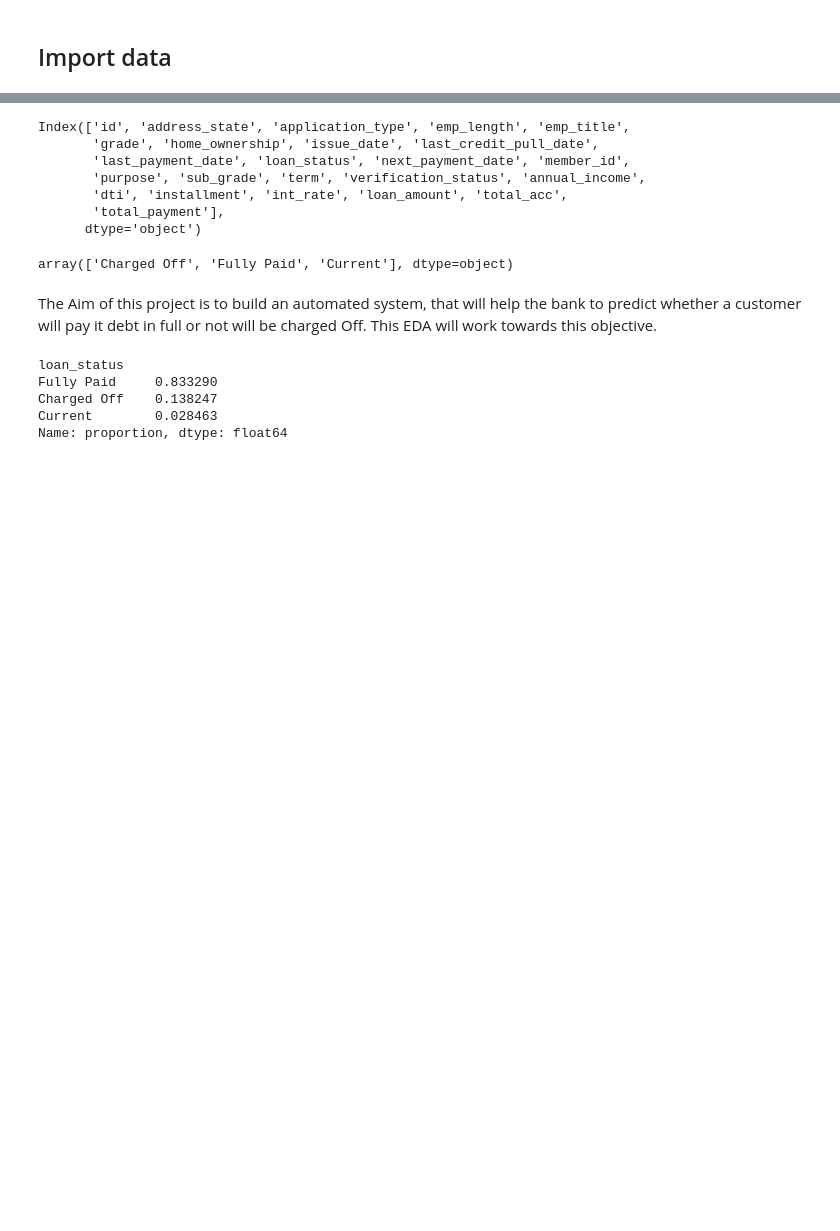
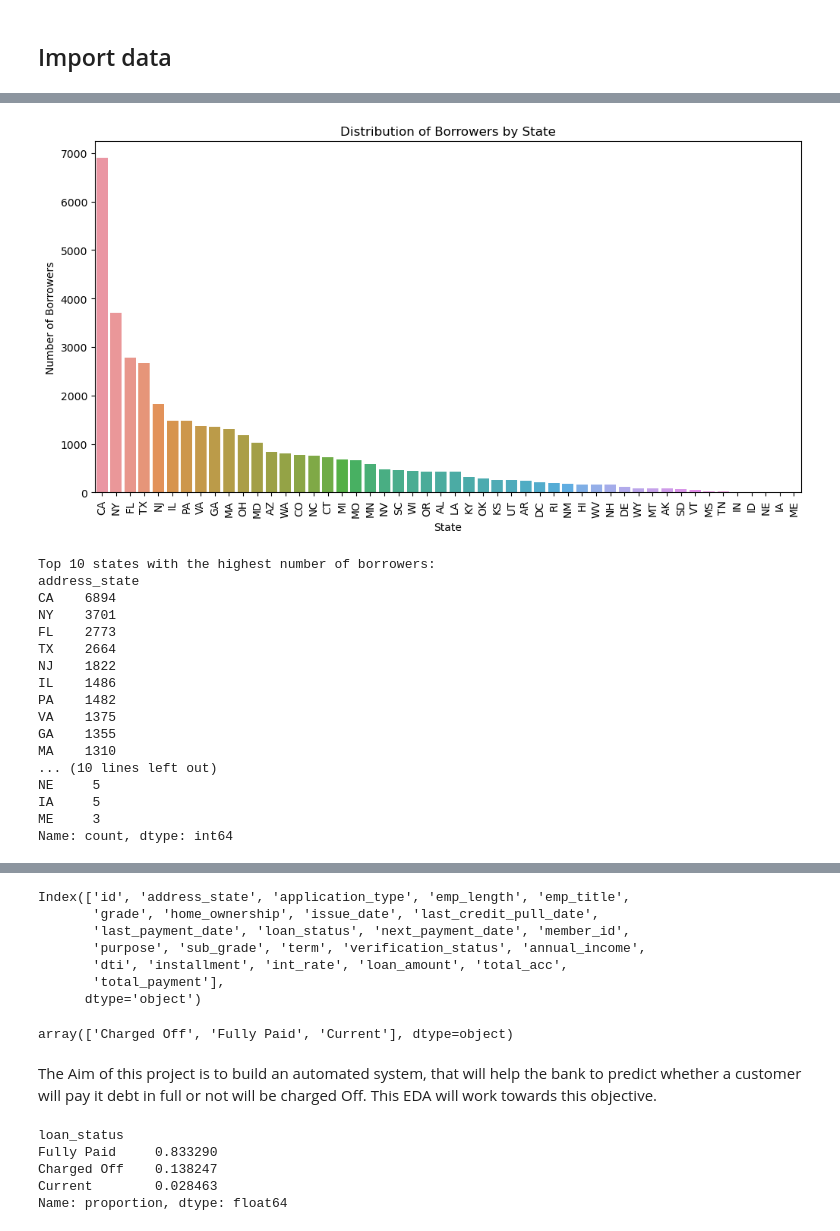
Before and after one commit to noe2019/Smart-Lending, a Jupyter notebook: Notebooks/EDA.ipynb, the cells around one changed output, grey strips where cells are left out. Drawn from its saved outputs; the diff is of its cells as text; code cells hidden in the pictures; blank space fills up the shorter version.

```diff
--- a/Notebooks/EDA.ipynb
+++ b/Notebooks/EDA.ipynb
@@ -18,0 +24,41 @@ df.head()
+# %%
+import matplotlib.pyplot as plt
+import seaborn as sns
+
+# Count the number of borrowers per state
+state_counts = df['address_state'].value_counts()
+# Plot the distribution of borrowers by state
+plt.figure(figsize=(12, 6))
+sns.countplot(data=df, x='address_state', order=df['address_state'].value_counts().index)
+plt.title('Distribution of Borrowers by State')
+plt.xlabel('State')
+plt.ylabel('Number of Borrowers')
+plt.xticks(rotation=90)
+plt.show()
+
+# Display the top states
+print("Top 10 states with the highest number of borrowers:")
+print(state_counts.head(10))
+
+# Display the last states
+print("Top 10 states with the lowest number of borrowers:")
+print(state_counts.tail(10))
+# %% [output]
+[figure, added]
+Top 10 states with the highest number of borrowers:
+address_state
+CA    6894
+NY    3701
+FL    2773
+TX    2664
+NJ    1822
+IL    1486
+PA    1482
+VA    1375
+GA    1355
+MA    1310
+... (10 lines left out)
+NE     5
+IA     5
+ME     3
+Name: count, dtype: int64
```
Also changed, not shown: parts of 18 cells of this notebook, 1 other file.
